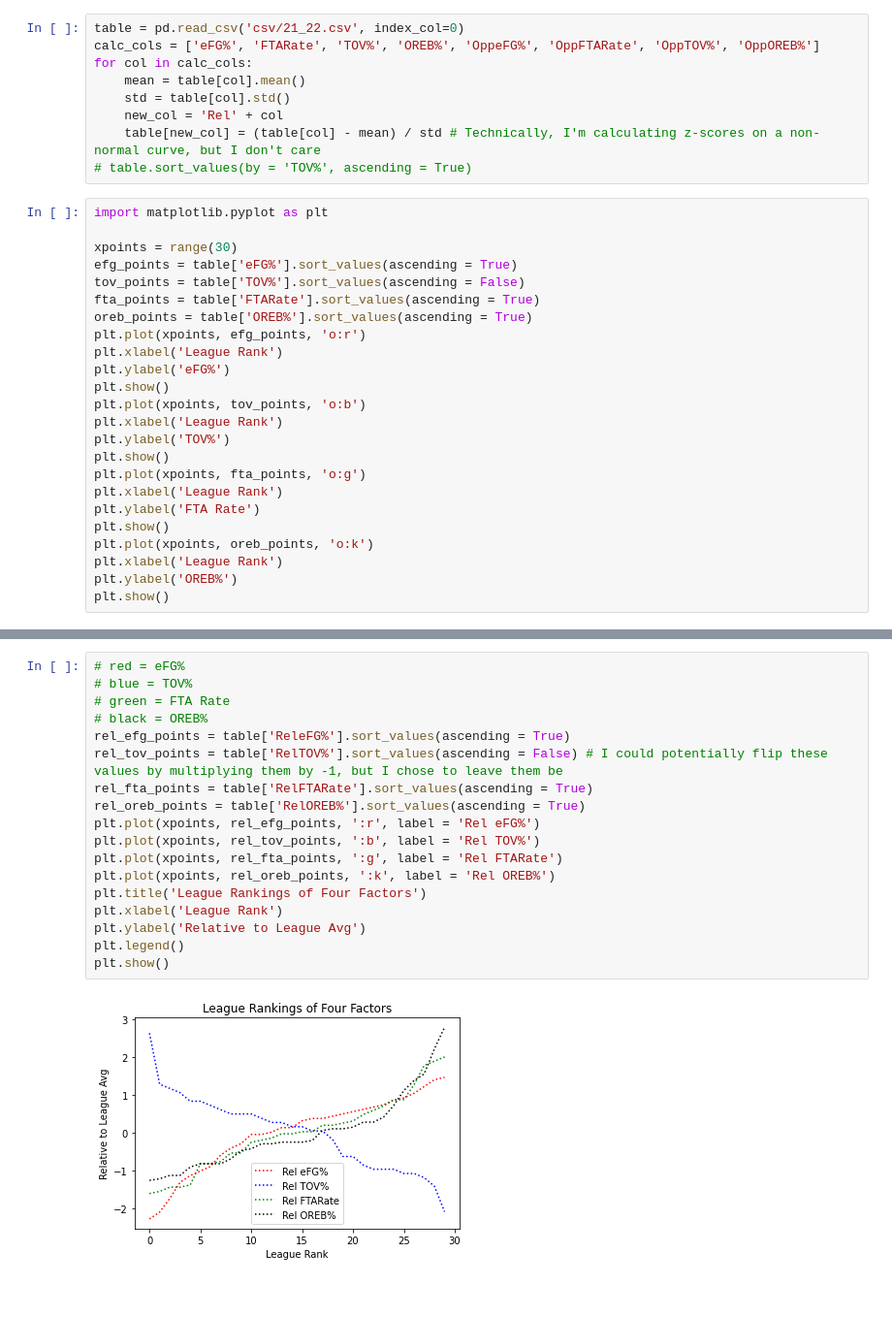
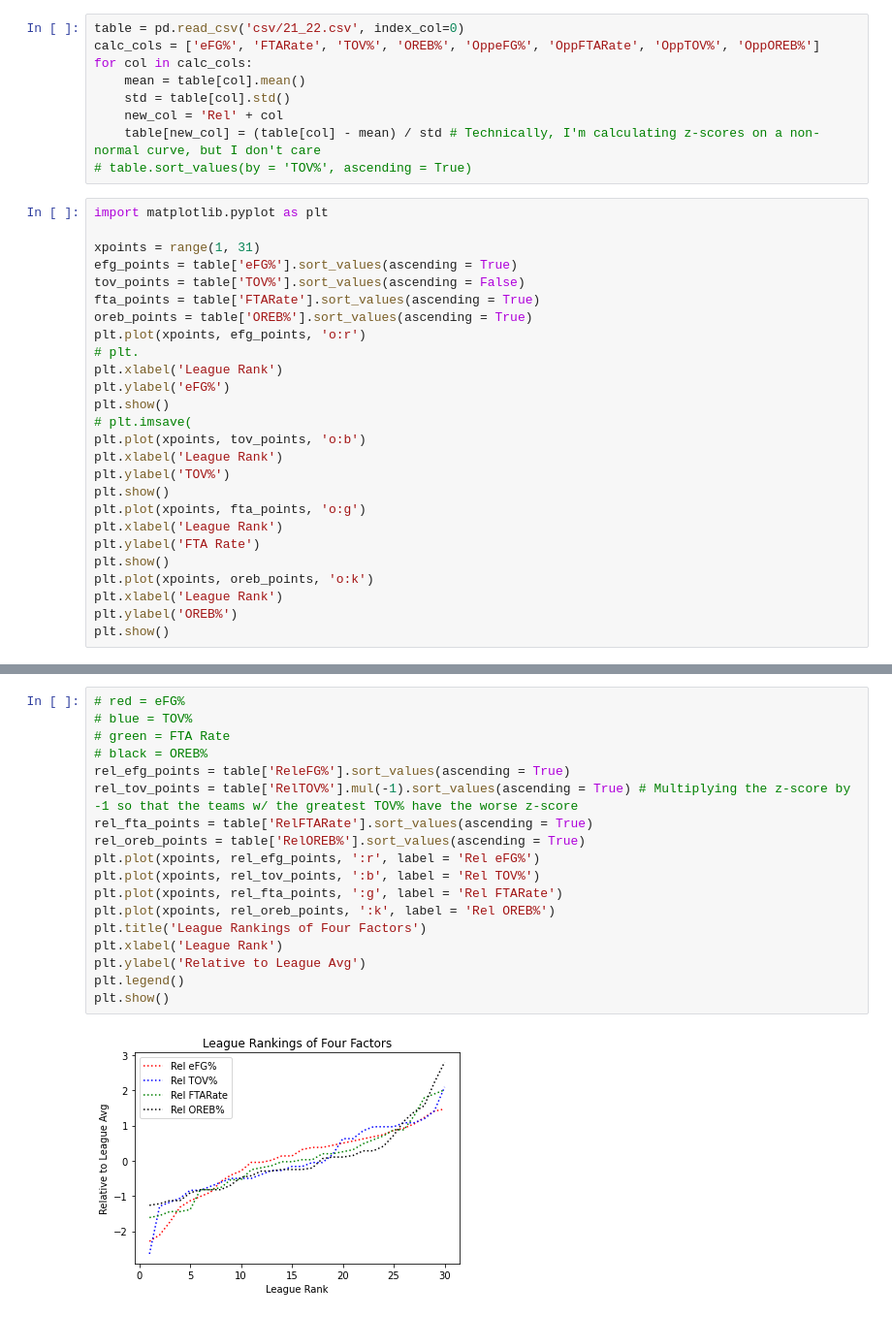
Before and after one commit to shrianshChari/nba-predict, a Jupyter notebook: getting_csv.ipynb, the cells around one changed output, grey strips where cells are left out. Shown: that part at 97% size. Drawn from its saved outputs; the diff is of its cells as text.

Commit message:
Adjusting the z-scores on TOV%

```diff
--- a/getting_csv.ipynb
+++ b/getting_csv.ipynb
@@ -67,15 +67,17 @@ for col in calc_cols:
 # %%
 import matplotlib.pyplot as plt
 
-xpoints = range(30)
+xpoints = range(1, 31)
 efg_points = table['eFG%'].sort_values(ascending = True)
 tov_points = table['TOV%'].sort_values(ascending = False)
 fta_points = table['FTARate'].sort_values(ascending = True)
 oreb_points = table['OREB%'].sort_values(ascending = True)
 plt.plot(xpoints, efg_points, 'o:r')
+# plt.
 plt.xlabel('League Rank')
 plt.ylabel('eFG%')
 plt.show()
+# plt.imsave(
 plt.plot(xpoints, tov_points, 'o:b')
 plt.xlabel('League Rank')
 plt.ylabel('TOV%')
@@ -96,20 +98,20 @@ plt.show()
 # %%
 # red = eFG%
 # blue = TOV%
 # green = FTA Rate
 # black = OREB%
 rel_efg_points = table['ReleFG%'].sort_values(ascending = True)
-rel_tov_points = table['RelTOV%'].sort_values(ascending = False) # I could potentially flip these values by multiplying them by -1, but I chose to leave them be
+rel_tov_points = table['RelTOV%'].mul(-1).sort_values(ascending = True) # Multiplying the z-score by -1 so that the teams w/ the greatest TOV% have the worse z-score
 rel_fta_points = table['RelFTARate'].sort_values(ascending = True)
 rel_oreb_points = table['RelOREB%'].sort_values(ascending = True)
 plt.plot(xpoints, rel_efg_points, ':r', label = 'Rel eFG%')
 plt.plot(xpoints, rel_tov_points, ':b', label = 'Rel TOV%')
 plt.plot(xpoints, rel_fta_points, ':g', label = 'Rel FTARate')
 plt.plot(xpoints, rel_oreb_points, ':k', label = 'Rel OREB%')
 plt.title('League Rankings of Four Factors')
 plt.xlabel('League Rank')
 plt.ylabel('Relative to League Avg')
 plt.legend()
 plt.show()
 # %% [output]
-[figure, old version]
+[figure, new version]
```
Also changed, not shown: parts of 1 cell of this notebook.
